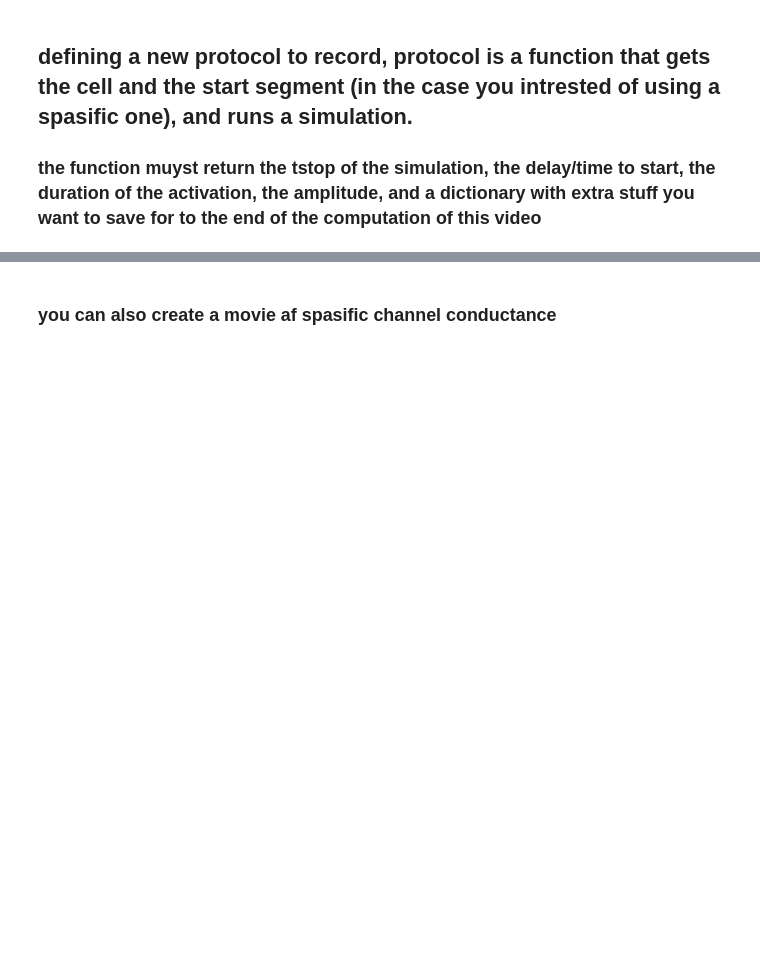
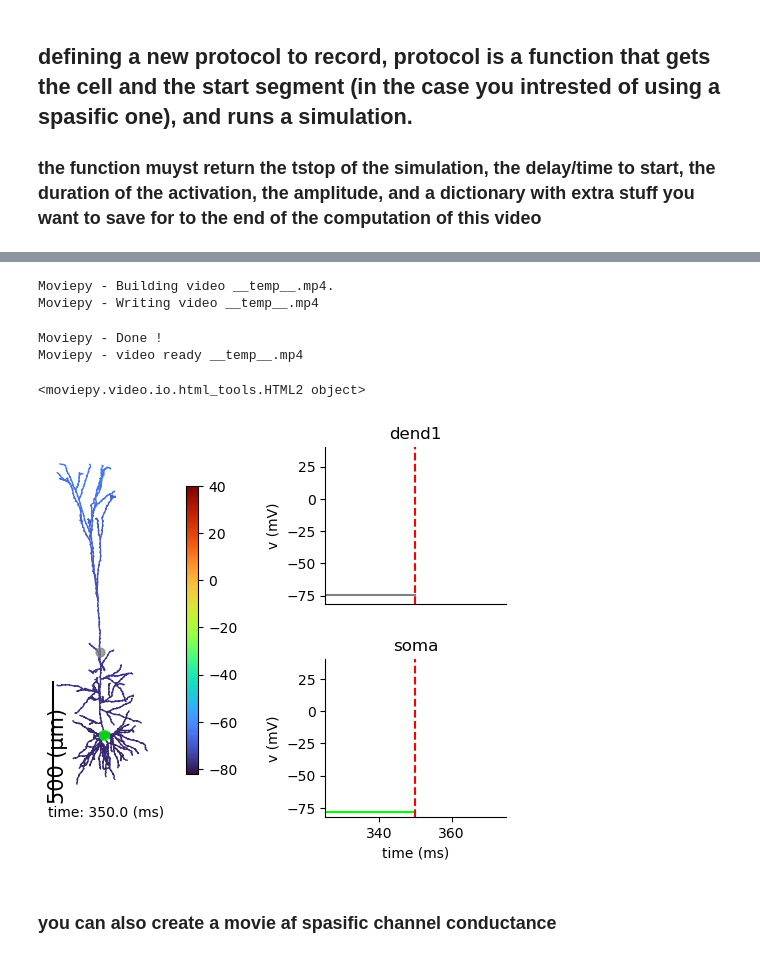
Before and after one commit to YoniLeibner/Neuron_analysis_tool, a Jupyter notebook: Neuron_analysis_tool/example-L5pc.ipynb, the cells around one changed output, grey strips where cells are left out. Cells and saved outputs as stored; diff of their text form; code cells hidden in the pictures; blank space fills up the shorter version.

```diff
--- a/Neuron_analysis_tool/example-L5pc.ipynb
+++ b/Neuron_analysis_tool/example-L5pc.ipynb
@@ -61,4 +61,4 @@ def Ca_spike_protocol(cell, start_seg):
     h.v_init = cell.soma[0].e_pas
     h.celsius = 37
     h.run()
-    return h.tstop, 400, 1400, 0, {}
+    return 400, {}
@@ -101,3 +83,21 @@ Moviepy - video ready __temp__.mp4
+# %%
+show_records_from = dict()
+show_records_from[list(analyser.cell.soma[0])[0]] = dict(label='soma', alpha=0.75, color='lime', size=50)
+show_records_from[list(analyser.cell.apic[36])[0]] = dict(label='dend1', alpha=0.75, color='grey', size=40)
+
+record_dict, _ = analyser.record_protocol(protocol=Ca_spike_protocol, cut_start_ms=None, record_name='v')
+animation = analyser.create_movie_from_rec(records=record_dict, slow_down_factor=50,
+                                           func_for_missing_frames=np.max, theta=-90, diam_factor=None,
+                                           show_records_from=show_records_from, seg_to_indicate_dict=dict(),
+                                           base_plot_type='morph')
+animation.ipython_display(fps=10, loop=True, autoplay=True)
+# %% [output]
+Moviepy - Building video __temp__.mp4.
+Moviepy - Writing video __temp__.mp4
+Moviepy - Done !
+Moviepy - video ready __temp__.mp4
+<moviepy.video.io.html_tools.HTML2 object>
+[figure, added]
 # %% [markdown]
 ### you can also create a movie af spasific channel conductance
 # %%
```
Also changed, not shown: parts of 8 cells of this notebook, 7 other files.
